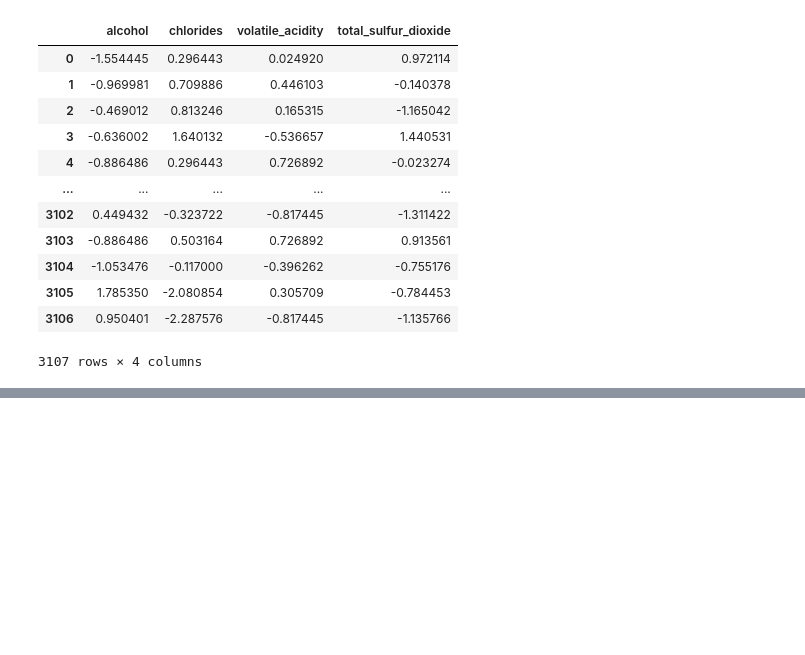
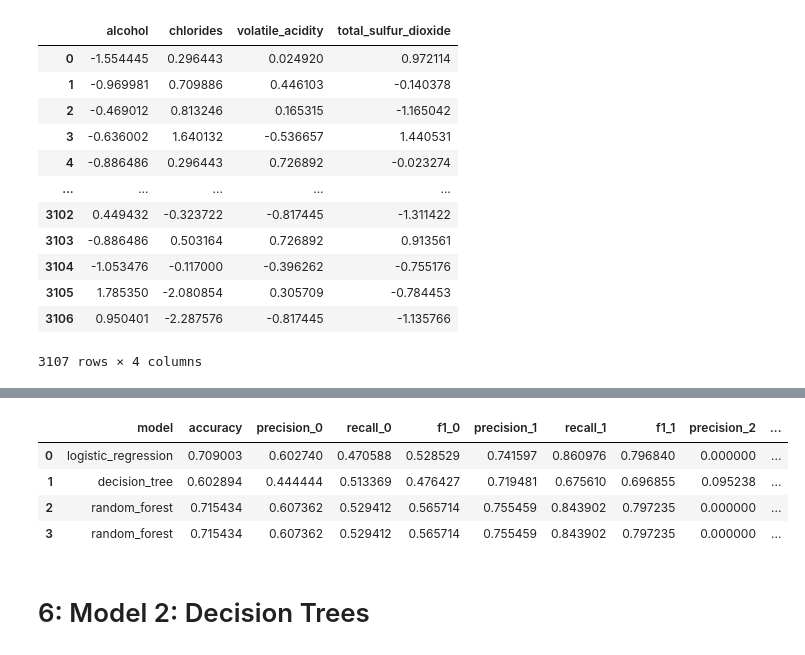
Before and after one commit to airsahin/Wine-Quality, a Jupyter notebook: wine_quality.ipynb, the cells around one changed output, grey strips where cells are left out. Cells and saved outputs as stored; diff of their text form; code cells hidden in the pictures; blank space fills up the shorter version.

```diff
--- a/wine_quality.ipynb
+++ b/wine_quality.ipynb
@@ -896,0 +962,14 @@ scaled_df
+# %%
+# create an empty DataFrame to store results
+result = pd.DataFrame(columns=['model', 'accuracy', 'precision_0', 'recall_0', 'f1_0',
+                               'precision_1', 'recall_1', 'f1_1', 'precision_2', 'recall_2', 'f1_2']).copy()
+# %%
+result
+# %% [output]
+|  | model | accuracy | precision_0 | recall_0 | f1_0 | precision_1 | recall_1 | f1_1 | precision_2 | ... |
+| 0 | logistic_regression | 0.709003 | 0.602740 | 0.470588 | 0.528529 | 0.741597 | 0.860976 | 0.796840 | 0.000000 | ... |
+| 1 | decision_tree | 0.602894 | 0.444444 | 0.513369 | 0.476427 | 0.719481 | 0.675610 | 0.696855 | 0.095238 | ... |
+| 2 | random_forest | 0.715434 | 0.607362 | 0.529412 | 0.565714 | 0.755459 | 0.843902 | 0.797235 | 0.000000 | ... |
+| 3 | random_forest | 0.715434 | 0.607362 | 0.529412 | 0.565714 | 0.755459 | 0.843902 | 0.797235 | 0.000000 | ... |
+# %% [markdown]
+# 6: Model 2: Decision Trees<a id="6"></a>
```
Also changed, not shown: parts of 13 cells of this notebook.
